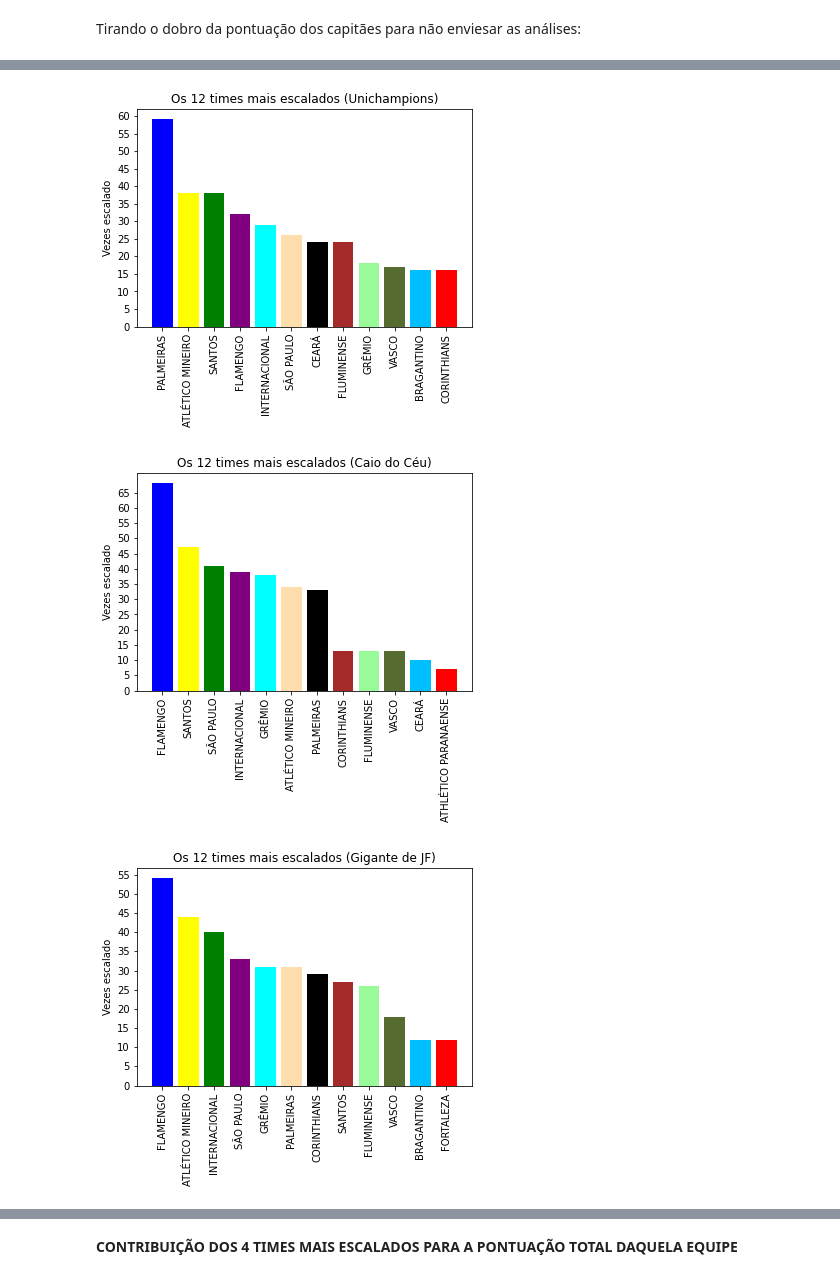
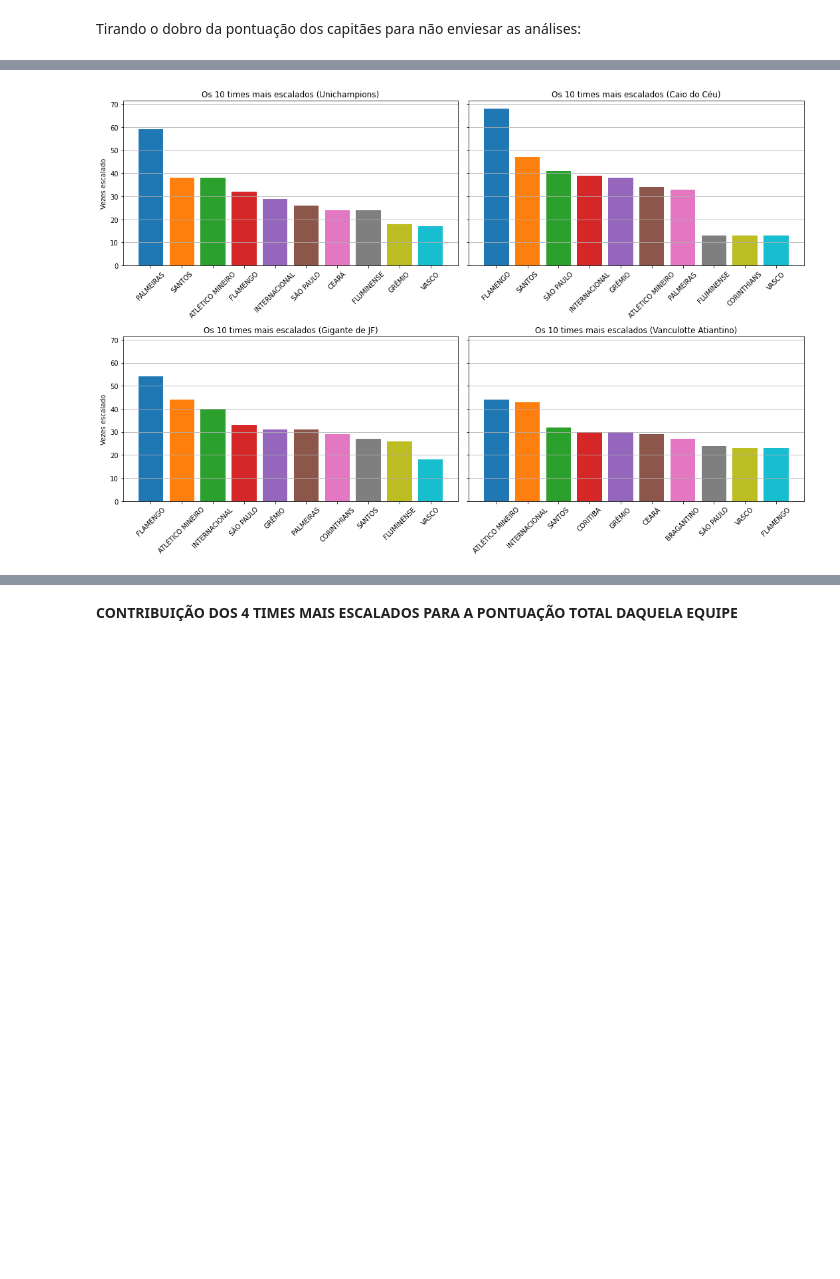
Before and after one commit to Eric-Mendes/estatisticas-quem-cair-calil, a Jupyter notebook: notebooks/estudo_das_escalacoes_times_serios.ipynb, the cells around one changed output, grey strips where cells are left out. Saved outputs shown, nothing was run; the diff lists cells and outputs as text; code cells hidden in the pictures; blank space fills up the shorter version.

```diff
--- a/notebooks/estudo_das_escalacoes_times_serios.ipynb
+++ b/notebooks/estudo_das_escalacoes_times_serios.ipynb
@@ -93,0 +75,8 @@ plt.show()
+# %%
+data = df["JOGADOR"].loc[df["CAPITÃO"] == "SIM"].value_counts()
+plt.bar(x=data[:10].index, height=data[:10], color=sns.color_palette())
+plt.xticks(rotation='vertical')
+plt.ylabel('Vezes escalado')
+plt.grid(axis='y')
+plt.title('Número de vezes escalado como capitão')
+plt.show()
@@ -145,9 +94,20 @@ def plot_times_escalados(equipe):
+# %%
+def plot_times_escalados(equipe, i, j, ax):
+  ax[i][j].tick_params("x", labelrotation=45)
+  ax[i][j].grid(axis='y')
+  data = df["TIME"].loc[df["EQUIPE"] == equipe].value_counts()
+  ax[i][j].bar(x=data[:10].index, height=data[:10], color=sns.color_palette())
+  if j == 0:
+    ax[i][j].set_ylabel('Vezes escalado')
+  ax[i][j].set_title(f'Os 10 times mais escalados ({equipe})')
 # %%
-plot_times_escalados('Unichampions')
-plot_times_escalados('Caio do Céu')
-plot_times_escalados('Gigante de JF')
-plot_times_escalados('Vanculotte Atiantino')
+fig, ax = plt.subplots(2, 2, figsize=(15, 10), sharey=True)
+
+plot_times_escalados("Unichampions", 0, 0, ax)
+plot_times_escalados('Caio do Céu', 0, 1, ax)
+plot_times_escalados('Gigante de JF', 1, 0, ax)
+plot_times_escalados('Vanculotte Atiantino', 1, 1, ax)
+fig.tight_layout()
+plt.show()
 # %% [output]
-[figure, old version]
+[figure, new version]
-[figure, removed]
-[figure, removed]
```
Also changed, not shown: parts of 15 cells of this notebook.
